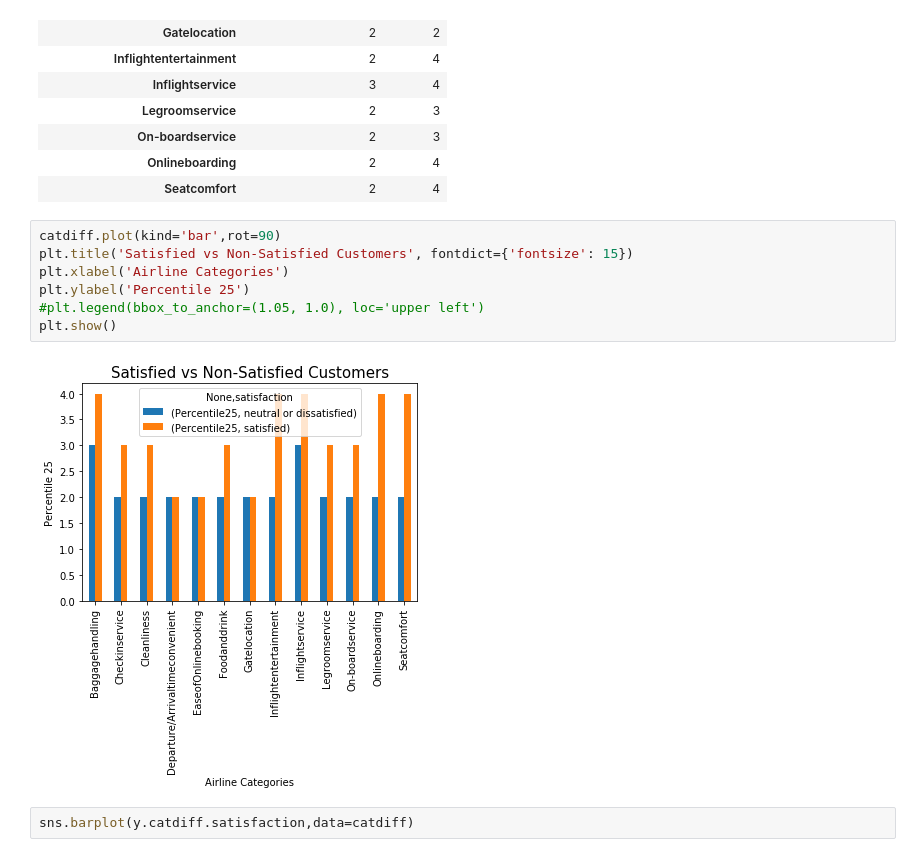
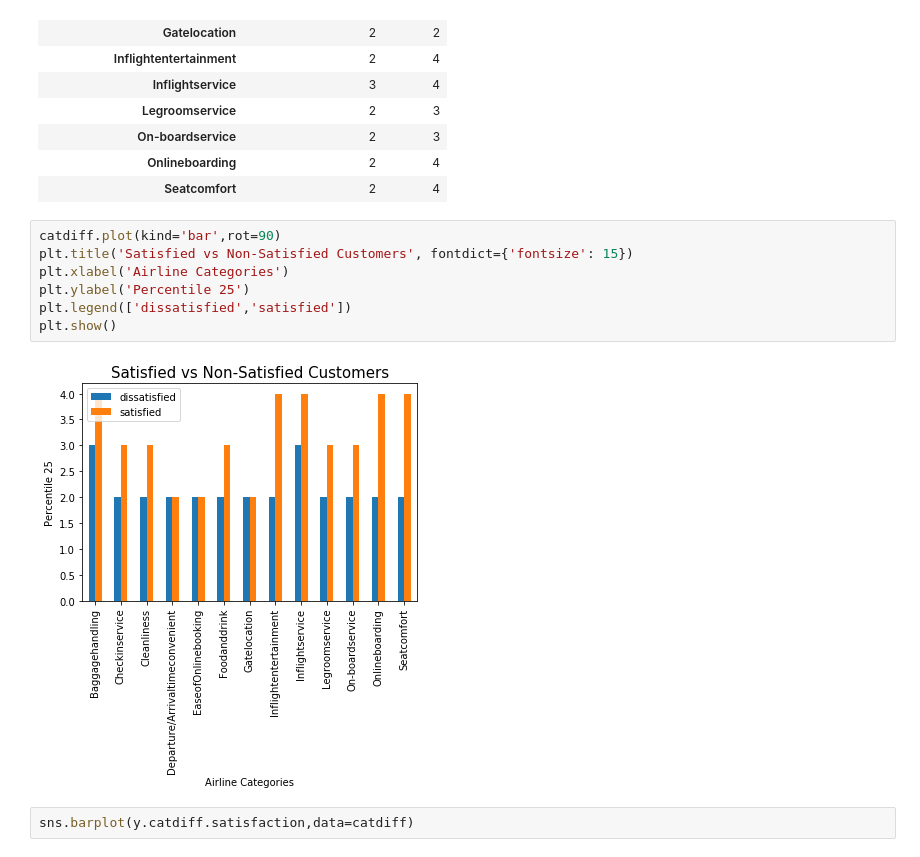
Before and after one commit to mattydeane74/Python-DA-Course, a Jupyter notebook: Lesson_5/Airlines.ipynb, the cells around one changed output. Saved outputs shown, nothing was run; the diff lists cells and outputs as text.

```diff
--- a/Lesson_5/Airlines.ipynb
+++ b/Lesson_5/Airlines.ipynb
@@ -531,12 +531,12 @@ catdiff
 # %%
 catdiff.plot(kind='bar',rot=90)
 plt.title('Satisfied vs Non-Satisfied Customers', fontdict={'fontsize': 15})
 plt.xlabel('Airline Categories')
 plt.ylabel('Percentile 25')
-#plt.legend(bbox_to_anchor=(1.05, 1.0), loc='upper left')
+plt.legend(['dissatisfied','satisfied'])
 plt.show()
 # %% [output]
-[figure, old version]
+[figure, new version]
 # %%
 sns.barplot(y.catdiff.satisfaction,data=catdiff)
 # %% [output]
```
Also changed, not shown: parts of 2 cells of this notebook.
